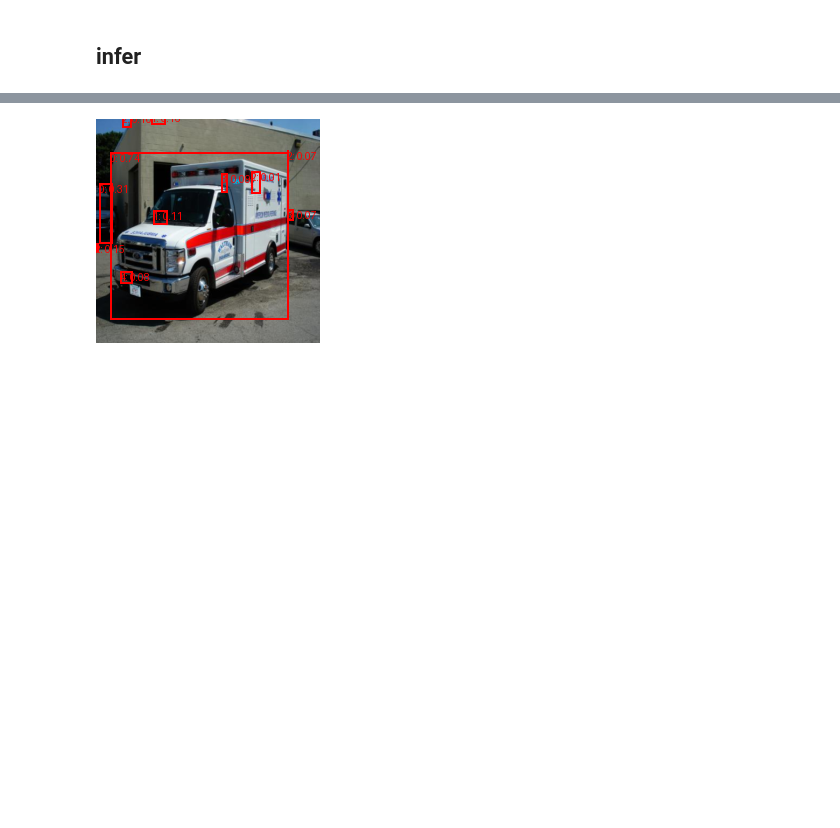
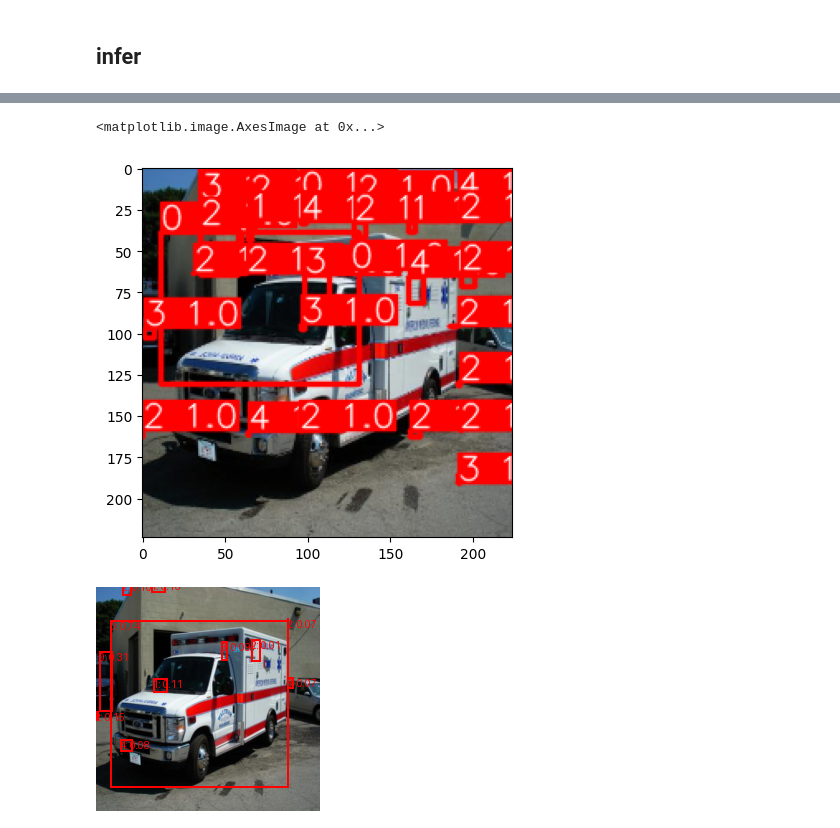
Before and after one commit to ajkdrag/architectures-impl-pytorch, a Jupyter notebook: notebooks/yolov1.ipynb, the cells around one changed output, grey strips where cells are left out. Drawn from its saved outputs; the diff is of its cells as text; code cells hidden in the pictures; blank space fills up the shorter version.

```diff
--- a/notebooks/yolov1.ipynb
+++ b/notebooks/yolov1.ipynb
@@ -114,6 +119,8 @@ Loading pretrained weights from Hugging Face hub (timm/resnet18.a1_in1k)
 # %%
 from yolov1.detect import main as detect_main
 from yolov1.data.dataset import InferenceDataset
+# %%
+config.inference.checkpoint = '/home/ajkdrag/workspace/projects/architectures-impl-pytorch/checkpoints/final_epoch_30.pt'
 # %%
 for res in detect_main(config):
     break
@@ -125,3 +131,8 @@ Loading pretrained weights from Hugging Face hub (timm/resnet18.a1_in1k)
+# %%
+plt.imshow(res["drawn"][0])
+# %% [output]
+<matplotlib.image.AxesImage at 0x...>
+[figure, added]
 # %%
 res[0]
 # %% [output]
```
Also changed, not shown: parts of 15 cells of this notebook, 9 other files.
